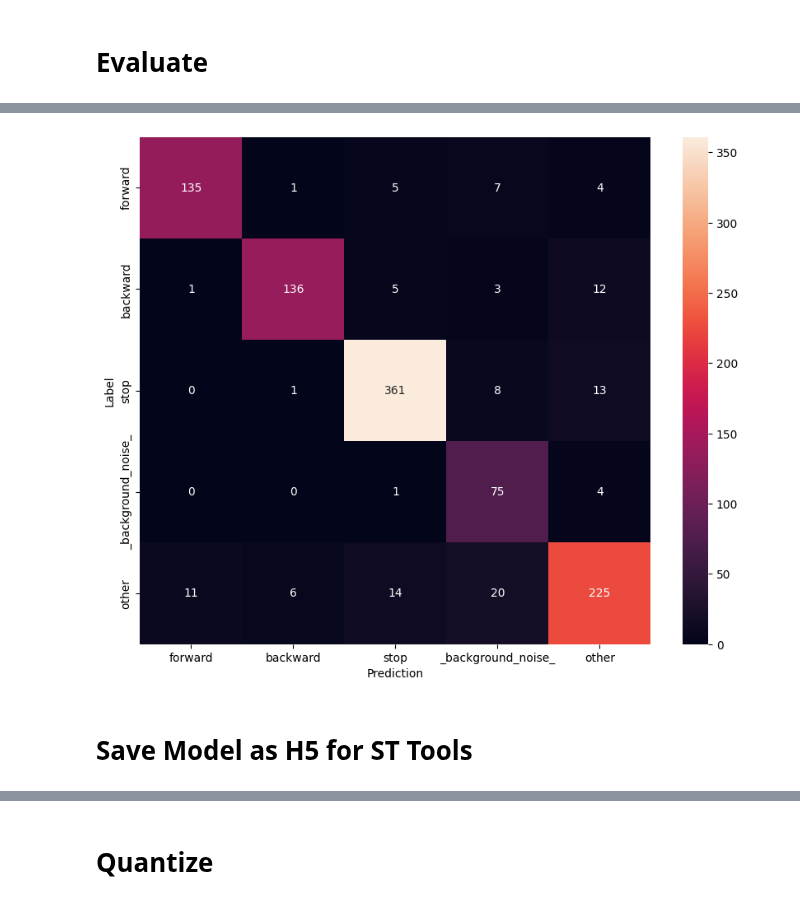
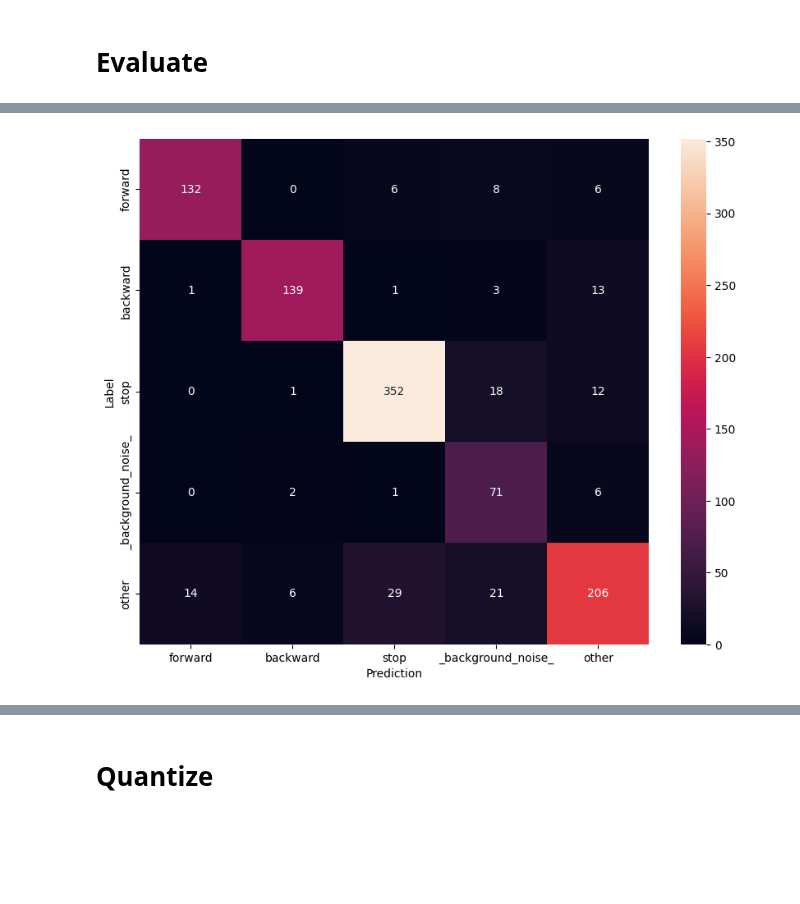
Before and after one commit to Rich143/KeywordSpottingFWAI, a Jupyter notebook: HostSW/TrainModel.ipynb, the cells around one changed output, grey strips where cells are left out. Drawn from its saved outputs; the diff is of its cells as text; code cells hidden in the pictures; blank space fills up the shorter version.

```diff
--- a/HostSW/TrainModel.ipynb
+++ b/HostSW/TrainModel.ipynb
@@ -561,6 +633,11 @@ IGNORE_DIRS = ['_background_noise_']
 # neighbouring seconds of one recording (which sound almost the same) can't end
 # up on both sides of the train/test split.
 BACKGROUND_GROUP_SECONDS = 10
+
+# 'other' is subsampled to this share of the dataset. SPLIT_SEED seeds the subsampling
+# and the train/val/test split.
+TARGET_OTHER_FRACTION = 0.2
+SPLIT_SEED = 0
 
 # 1. List every file with its original class name + participant id
 all_files = []
@@ -624,13 +701,13 @@ new_labels = mapping[orig_labels]
 all_files, new_labels, all_group_ids, _ = subsample_other_by_group(
     all_files, new_labels, all_group_ids,
     other_label=OTHER_LABEL,
-    target_other_fraction=0.2,
-    seed=0)
+    target_other_fraction=TARGET_OTHER_FRACTION,
+    seed=SPLIT_SEED)
 
 # 4. Group-aware, label-stratified 3-way split
 # StratifiedGroupKFold keeps each group entirely within one fold while
 # also trying to balance label proportions across folds.
-sgkf = StratifiedGroupKFold(n_splits=5, shuffle=True, random_state=0)  # ~20% per fold
+sgkf = StratifiedGroupKFold(n_splits=5, shuffle=True, random_state=SPLIT_SEED)  # ~20% per fold
 train_idx, temp_idx = next(sgkf.split(all_files, new_labels, groups=all_group_ids))
 
 # Split temp_idx again into val/test, still respecting groups
@@ -638,7 +715,7 @@ temp_files = all_files[temp_idx]
 temp_labels = new_labels[temp_idx]
 temp_groups = all_group_ids[temp_idx]
 
-sgkf2 = StratifiedGroupKFold(n_splits=2, shuffle=True, random_state=0)
+sgkf2 = StratifiedGroupKFold(n_splits=2, shuffle=True, random_state=SPLIT_SEED)
 val_sub_idx, test_sub_idx = next(sgkf2.split(temp_files, temp_labels, groups=temp_groups))
 
 train_files, train_labels = all_files[train_idx], new_labels[train_idx]
@@ -1016,7 +1097,7 @@ Model: "sequential"
 ## Checkpoints
 # %%
 # --- Setup ---
-checkpoint_dir = "checkpoints/kws_v8"
+checkpoint_dir = f"checkpoints/kws_{MODEL_VERSION}"
 os.makedirs(checkpoint_dir, exist_ok=True)
 checkpoint_path = os.path.join(checkpoint_dir, "model_epoch{epoch:03d}.keras")
 
@@ -1148,10 +1324,10 @@ Model: "sequential"
 # %%
 def eval_model():
     print("Val Eval")
-    model.evaluate(val_ds, return_dict=True)
+    val_metrics = model.evaluate(val_ds, return_dict=True)
 
     print("Test Eval")
-    model.evaluate(test_ds, return_dict=True)
+    test_metrics = model.evaluate(test_ds, return_dict=True)
 
     y_pred = model.predict(test_ds)
     y_pred = tf.argmax(y_pred, axis=1)
@@ -1167,6 +1343,8 @@ def eval_model():
     plt.ylabel('Label')
     plt.show()
 
-eval_model()
+    return val_metrics, test_metrics
+
+val_metrics, test_metrics = eval_model()
 # %% [output]
 Val Eval
@@ -1177,3 +1355 @@ Test Eval
-[figure, old version]
+[figure, new version]
-# %% [markdown]
-# Save Model as H5 for ST Tools
```
Also changed, not shown: parts of 42 cells of this notebook, 26 other files.
